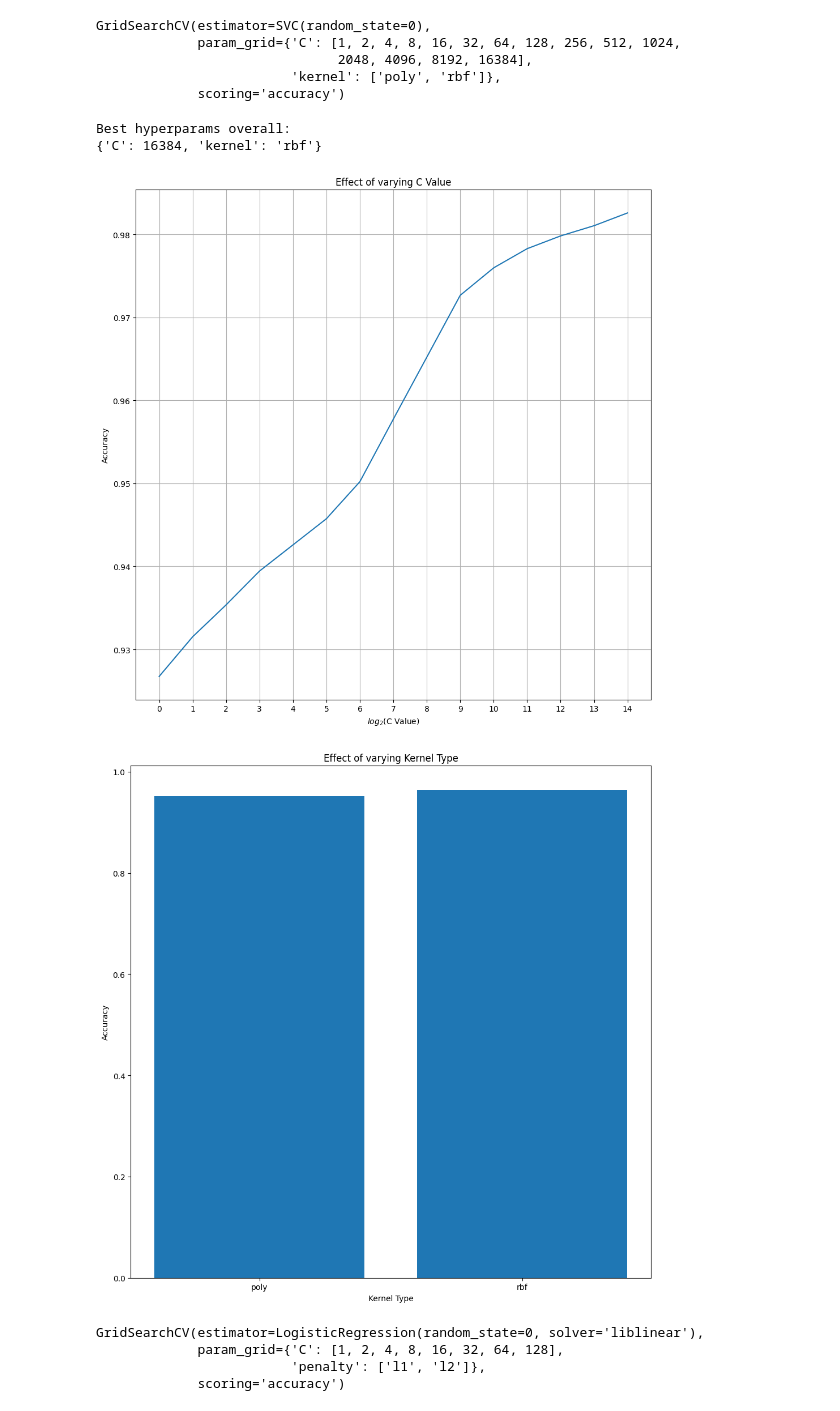
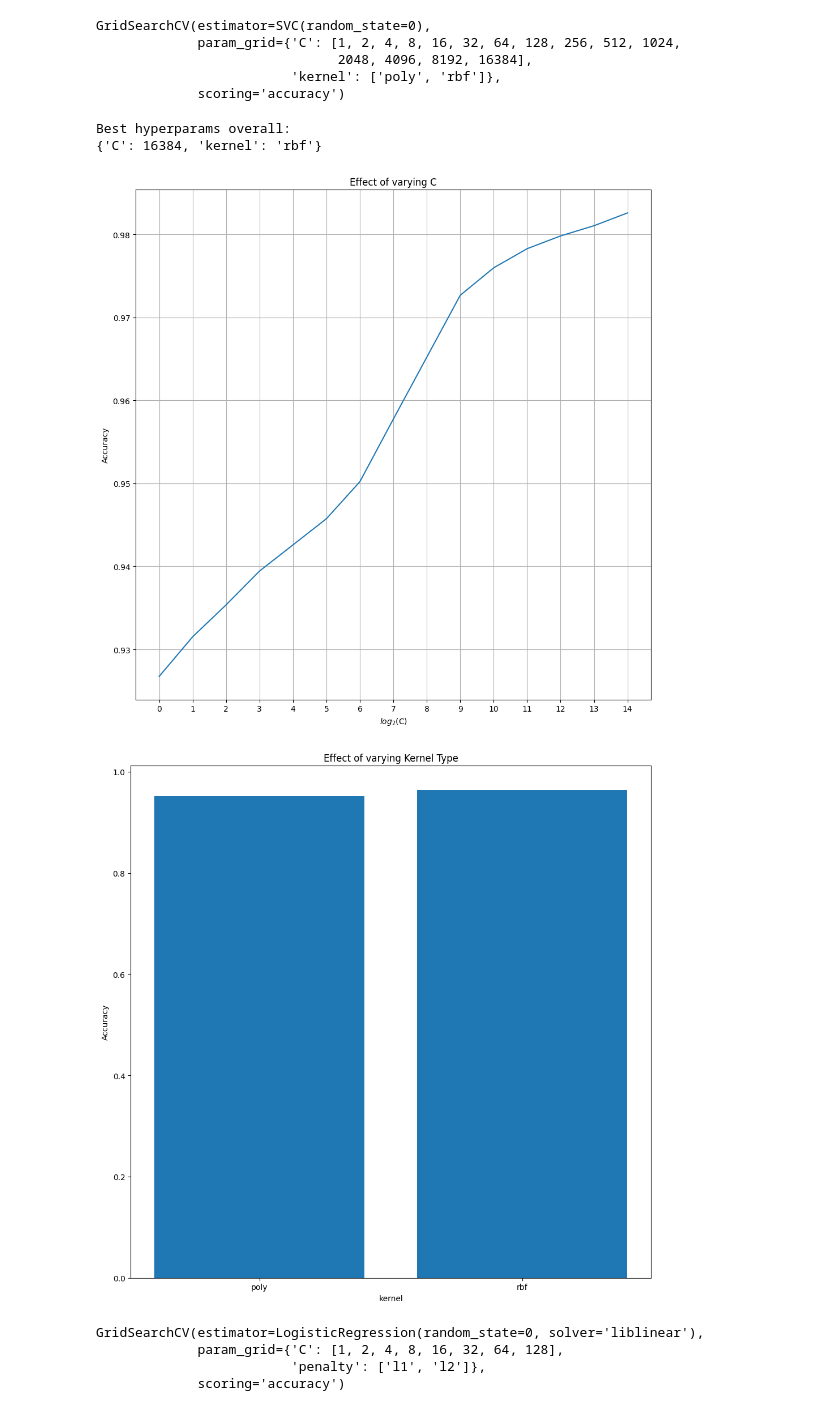
Before and after one commit to COSC5557/hyperparameter-optimization-Mikey-E, a Jupyter notebook: HPO.ipynb, the cells around one changed output. Saved outputs shown, nothing was run; the diff lists cells and outputs as text; code cells hidden in the pictures.

```diff
--- a/HPO.ipynb
+++ b/HPO.ipynb
@@ -53,6 +54,18 @@ min         0.000000
 75%         1.000000
 max         1.000000
 Name: quality, dtype: float64
+# %%
+#Create decoder for hyperparam values between variable names and human-readable (mostly for graphs)
+hp_decoder = {
+    "max_depth": "Max Depth",
+    "min_samples_split": "Min Samples for Split",
+    "n_estimators" :    "Number of Trees",
+    "C" : "C",
+    "kernel" : "Kernel Type",
+    "penalty" : "Penalty Type",
+    "n_neighbors" : "Number of Neighbors",
+    "metric" : "Distance Metric",
+}
 # %%
 #Function to create graphs of average hyperparameter performance and also display best config
 
@@ -79,6 +92,8 @@ def evaluate(best_params,
 
     file_path = "graphs/" + model_type + "/"
 
+    param_evals = {}
+
     for hyperparam_list, exponents, cv_results, name in hyperparam_data:
         avgs = []
         for candidate in hyperparam_list:
@@ -86,6 +101,8 @@ def evaluate(best_params,
             hyperparam_performances = [performances[index] for index in indexes]
             avg = sum(hyperparam_performances)/len(hyperparam_performances)
             avgs.append(avg)
+
+        param_evals[name] = avgs
 
         plt.figure(figsize=(10,10))
         if exponents != None:
@@ -95,14 +112,16 @@ def evaluate(best_params,
         else: #categorical hyperparam
             plt.bar(hyperparam_list, avgs)
             plt.tight_layout()
-        plt.title("Effect of varying " + name)
-        plt.xlabel(name if exponents == None else "$log_2$(" + name + ")")
+        plt.title("Effect of varying " + hp_decoder[name])
+        plt.xlabel(name if exponents == None else "$log_2$(" + hp_decoder[name] + ")")
         plt.ylabel("Negative Loss" if is_regression else "Accuracy")
         plt.tight_layout()
         plt.savefig(file_path + model_type + "_" + name)
 
     print("Best hyperparams overall:")
     print(best_params)
+
+    return param_evals
 # %%
 #Model 1 - Decision Tree
 
@@ -215,19 +234,19 @@ Best hyperparams overall:
 from sklearn.svm import SVC
 
 #Hyperparams - exponential grid-search, also some categorical choices for hyperparams
-hp_list_C_exponents = [i for i in range(0,15)]
-hp_list_C = [2**i for i in hp_list_C_exponents]
+hp_list_C_exponents_SVC = [i for i in range(0,15)]
+hp_list_C_SVC = [2**i for i in hp_list_C_exponents_SVC]
 
-hp_list_kernel = ['poly', 'rbf']
+hp_list_kernel_SVC = ['poly', 'rbf']
 
-parameters = {
-    'C': hp_list_C,
-    'kernel' : hp_list_kernel,
+params_inputs_SVC = {
+    'C': hp_list_C_SVC,
+    'kernel' : hp_list_kernel_SVC,
 }
 # %%
 #Training (takes about 60 seconds)
 SVC_model = SVC(random_state=0)
-GS = GridSearchCV(SVC_model, parameters, scoring='accuracy')
+GS = GridSearchCV(SVC_model, params_inputs_SVC, scoring='accuracy')
 GS.fit(features_all.to_numpy(), target_all.to_numpy())
 # %% [output]
 GridSearchCV(estimator=SVC(random_state=0),
@@ -238,25 +257,25 @@ GridSearchCV(estimator=SVC(random_state=0),
 # %%
 #Now to plot how the hyperparams change the model performance (on average)
 
 #First to get lists of what params were used at each run
 cv_C = GS.cv_results_['param_C']
 cv_kernel = GS.cv_results_['param_kernel']
 
 #And the score obtained at that run
 performances = GS.cv_results_['mean_test_score']
 
 #Group hyperparam data pre-evaluation
 hyperparam_data = [
-    (hp_list_C, hp_list_C_exponents, cv_C, "C Value"),
-    (hp_list_kernel, None, cv_kernel, "Kernel Type"),
+    (hp_list_C_SVC, hp_list_C_exponents_SVC, cv_C, "C"),
+    (hp_list_kernel_SVC, None, cv_kernel, "kernel"),
 ]
 
-evaluate(GS.best_params_, hyperparam_data, performances, "SVC", is_regression=False)
+params_evals_SVC = evaluate(GS.best_params_, hyperparam_data, performances, "SVC", is_regression=False)
 # %% [output]
 Best hyperparams overall:
 {'C': 16384, 'kernel': 'rbf'}
-[figure, old version]
+[figure, new version]
-[figure, old version]
+[figure, new version]
 # %%
 #Model 2 - Logistic regression
 from sklearn.linear_model import LogisticRegression
```
Also changed, not shown: parts of 24 cells of this notebook, 24 other files.
